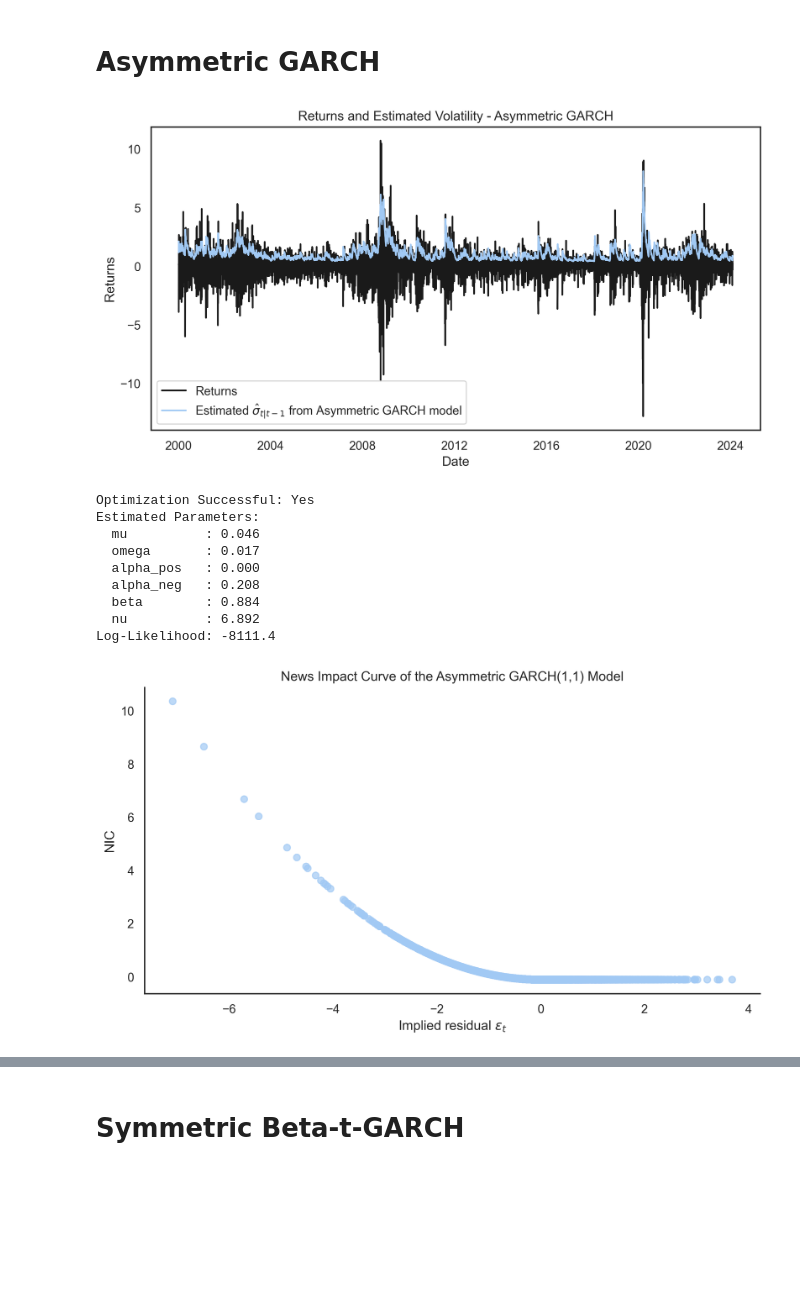
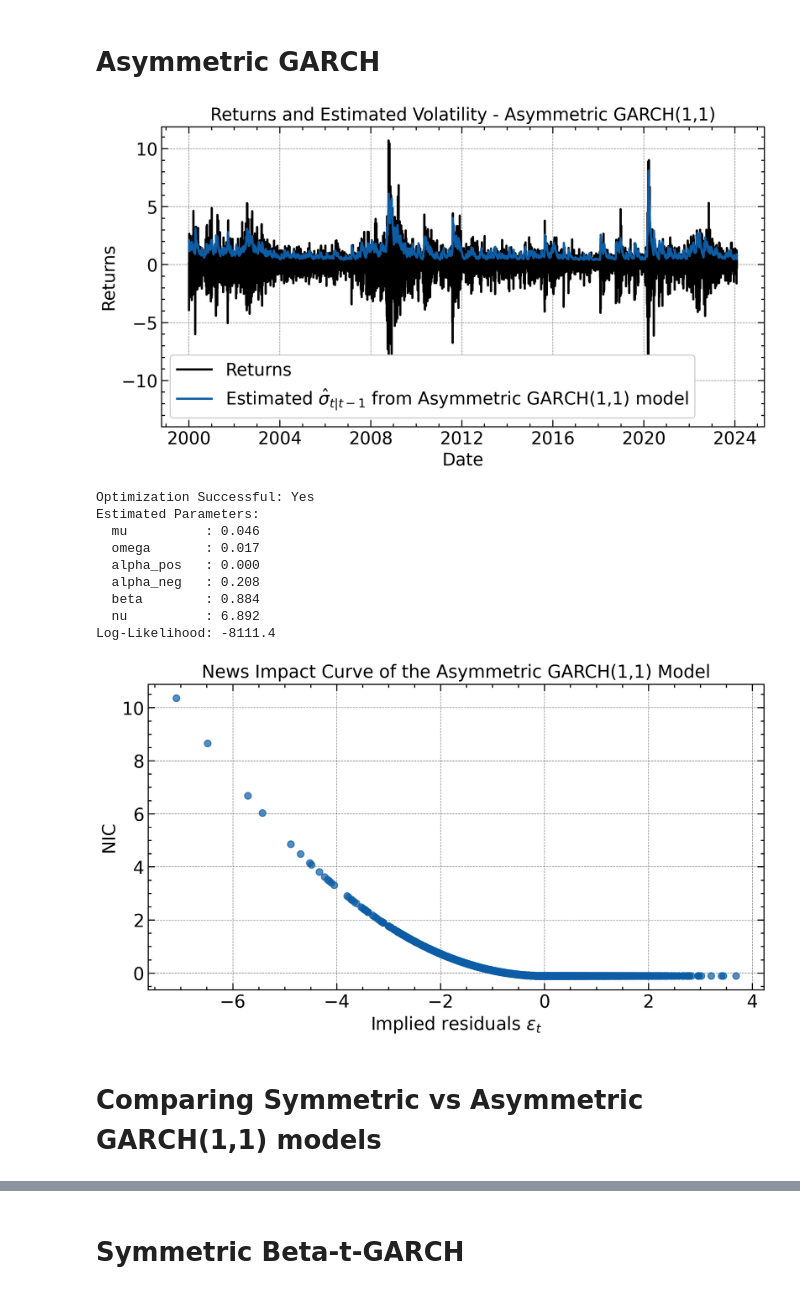
Before and after one commit to typesparky/Econometrics-Intro-Case-Seminar, a Jupyter notebook: Case2/Case 2 Code.ipynb, the cells around one changed output, grey strips where cells are left out. Drawn from its saved outputs; the diff is of its cells as text; code cells hidden in the pictures; blank space fills up the shorter version.

```diff
--- a/Case2/Case 2 Code.ipynb
+++ b/Case2/Case 2 Code.ipynb
@@ -5,9 +5,12 @@ import scipy.stats as stats
 import scipy.optimize as optimize
 from scipy.special import gamma
 import matplotlib.pyplot as plt
+
+import scienceplots
+plt.style.use(['science', 'notebook', 'grid'])
 import seaborn as sns
-sns.set(palette='pastel', font='serif')
-sns.set_style('white')
+#sns.set(palette='pastel', font='serif')
+#sns.set_style('white')
 # %%
 # Define functions
 def studentpdf(epsilon, nu):
@@ -104,10 +107,9 @@ def plot_results(dates, returns, sigma_squared, model_name):
 def plot_nic(epsilon, nic, model_name):
     plt.figure(figsize=(10, 5), dpi=300)
     plt.scatter(epsilon, nic, alpha=0.7)
-    plt.xlabel('Implied residual $\epsilon_t$')
+    plt.xlabel('Implied residuals $\epsilon_t$')
     plt.ylabel('NIC')
     plt.title(f'News Impact Curve of the {model_name}')
-    sns.despine()
     plt.show()
 # %%
 # Read data
@@ -170,32 +171,32 @@ Log-Likelihood: -8211.3
 # %%
 # Optimization setup
 initial_values = [np.mean(returns), np.var(returns) / 20, 0.10, 0.10, 0.88, 6]
 bounds = [(None, None), (0, None), (0, None), (0, None), (0, None), (2, 40)]
 result = optimize_model('Asymmetric GARCH', initial_values, bounds, returns)
 
 # Extract optimized parameters
 mu_hat, omega_hat, alpha_hat_pos, alpha_hat_neg, beta_hat, nu_hat = result.x
 log_likelihood = -result.fun
 sigmasquared = asymmetric_garch(mu_hat, omega_hat, alpha_hat_pos, alpha_hat_neg, beta_hat, returns)
 
-plot_results(dates, returns, sigmasquared, 'Asymmetric GARCH')
+plot_results(dates, returns, sigmasquared, 'Asymmetric GARCH(1,1)')
 
 # Print results
 print(f"Optimization Successful: {'Yes' if result.success else 'No'}")
 print("Estimated Parameters:")
 print(f"  mu          : {mu_hat:.3f}")
 print(f"  omega       : {omega_hat:.3f}")
 print(f"  alpha_pos   : {alpha_hat_pos:.3f}")
 print(f"  alpha_neg   : {alpha_hat_neg:.3f}")
 print(f"  beta        : {beta_hat:.3f}")
 print(f"  nu          : {nu_hat:.3f}")
 print(f"Log-Likelihood: {log_likelihood:.1f}")
 
 epsilon = (returns - mu_hat) / np.sqrt(conditional_var)
 nic = alpha_hat_pos * (epsilon**2 * (epsilon >= 0) - 1/2) + alpha_hat_neg * (epsilon**2 * (epsilon < 0) - 1/2)
 plot_nic(epsilon, nic, 'Asymmetric GARCH(1,1) Model')
 # %% [output]
-[figure, old version]
+[figure, new version]
 Optimization Successful: Yes
 Estimated Parameters:
   mu          : 0.046
@@ -205,4 +206,6 @@ Estimated Parameters:
   beta        : 0.884
   nu          : 6.892
 Log-Likelihood: -8111.4
-[figure, old version]
+[figure, new version]
+# %% [markdown]
+# Comparing Symmetric vs Asymmetric GARCH(1,1) models
```
Also changed, not shown: parts of 7 cells of this notebook.
